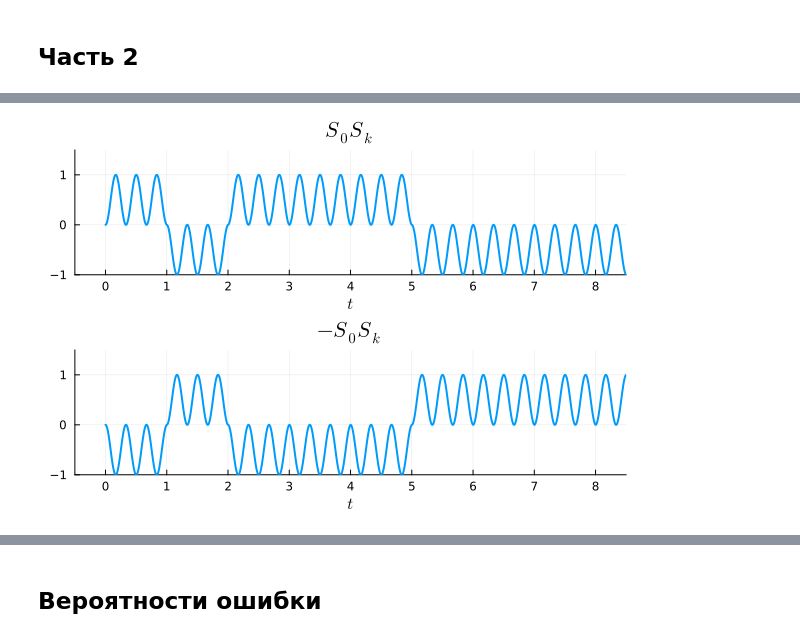
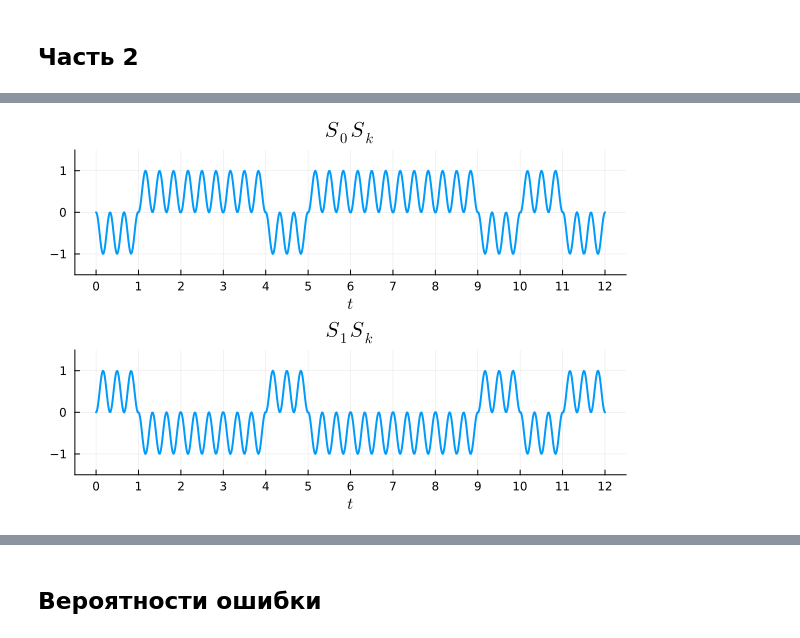
Before and after one commit to VadimYarovoy/Networks, a Jupyter notebook: lab2/lst/lab2.ipynb, the cells around one changed output, grey strips where cells are left out. Saved outputs shown, nothing was run; the diff lists cells and outputs as text; code cells hidden in the pictures.

```diff
--- a/lab2/lst/lab2.ipynb
+++ b/lab2/lst/lab2.ipynb
@@ -118,0 +47,9 @@ plot!()
+# %%
+message_len = length(bits)
+samples_per_bit = 50
+bit_duration = 1
+
+t = range(0, stop=bit_duration, length=samples_per_bit)
+phase_0 = sin.(3π * t)
+phase_1 = -phase_0
+phases = [phase_0, phase_1]
@@ -118,0 +60,6 @@ plot!()
+# %%
+signal = phase_idx |>
+  Map() do phase_idx
+    phases[phase_idx + 1]
+  end |>
+  foldxl(vcat)
@@ -174,2 +139,5 @@ res2 = plot(p2, p3, p4, layout=(3,1), legend=false)
 # %% [markdown]
 ## Часть 2
+# %%
+signal_mult_0 = signal .* signal_0
+signal_mult_1 = signal .* signal_1
@@ -176,25 +162,25 @@ res2 = plot(p2, p3, p4, layout=(3,1), legend=false)
 # %%
-p5 = plot(t_signal,
-          signal .* signal_nornal,
-          linewidth=2,
-          xlabel="\$t\$",
-          title="\$S_{0} S_{k}\$",
-          xlims=(-0.5, length(bits)-0.5),
-     ylims=(-1.0, 1.5),
+plot_mult_0 = plot(
+     t, signal_mult_0,
+     linewidth=2,
+     xlabel=L"$t$",
+     title=L"$S_0\,S_k$",
+     xlims=(-0.5, length(bits)+0.5),
+     ylims=(-1.5, 1.5),
      xticks=0:length(bits)+1,
-     yticks=-1:1)
+     yticks=-1:1,
+)
+plot_mult_1 = plot(
+     t, signal_mult_1,
+     linewidth=2,
+     xlabel=L"$t$",
+     title=L"$S_1\,S_k$",
+     xlims=(-0.5, length(bits)+0.5),
+     ylims=(-1.5, 1.5),
+     xticks=0:length(bits)+1,
+     yticks=-1:1,
+)
 
-p6 = plot(t_signal,
-          signal .* signal_reverse,
-          linewidth=2,
-          xlabel="\$t\$",
-          title="\$-S_{0} S_{k}\$",
-          xlims=(-0.5, length(bits)-0.5),
-     ylims=(-1.0, 1.5),
-     xticks=0:length(bits)+1,
-     yticks=-1:1)
-
-rx2 = plot(p5, p6, layout=(2,1), legend=false)
-# savefig(rx2, "../report/pics/rx2.svg")
+plot_mult = plot(plot_mult_0, plot_mult_1, layout=(2,1), legend=false)
 # %% [output]
-[figure, old version]
+[figure, new version]
```
Also changed, not shown: parts of 22 cells of this notebook.
